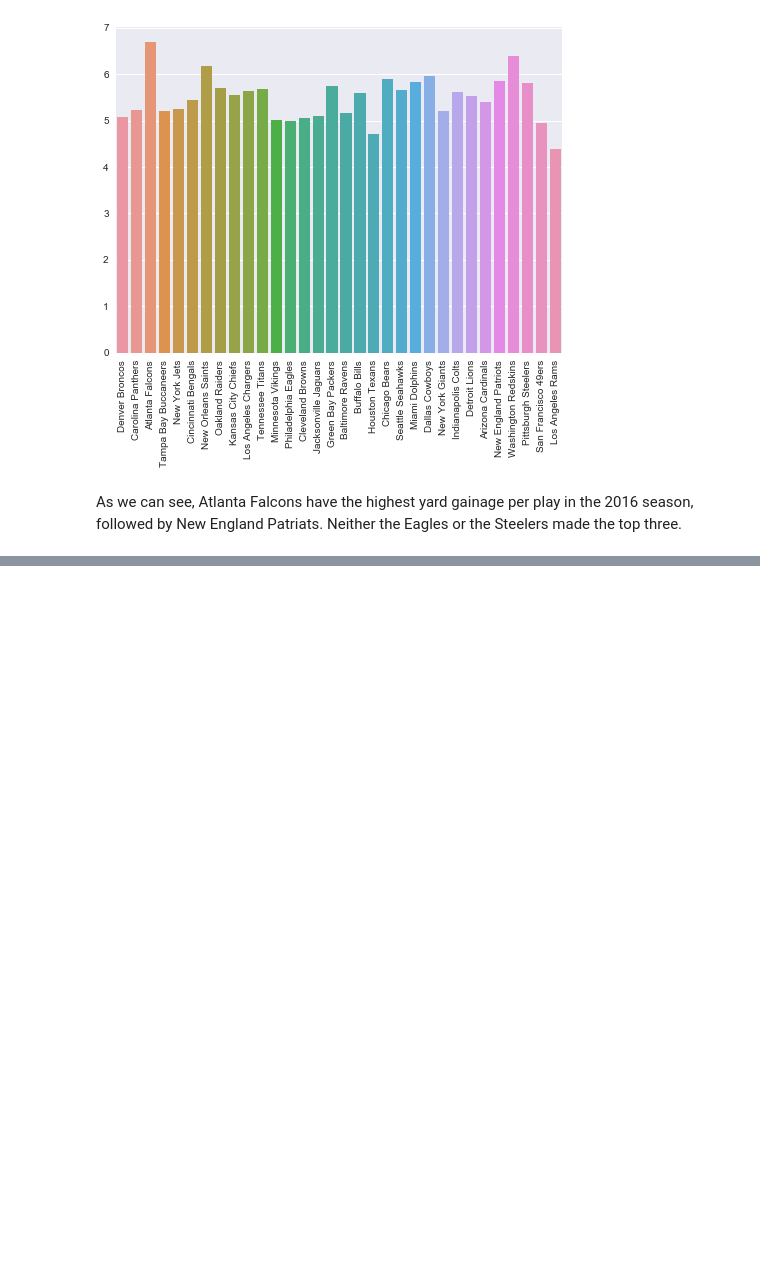
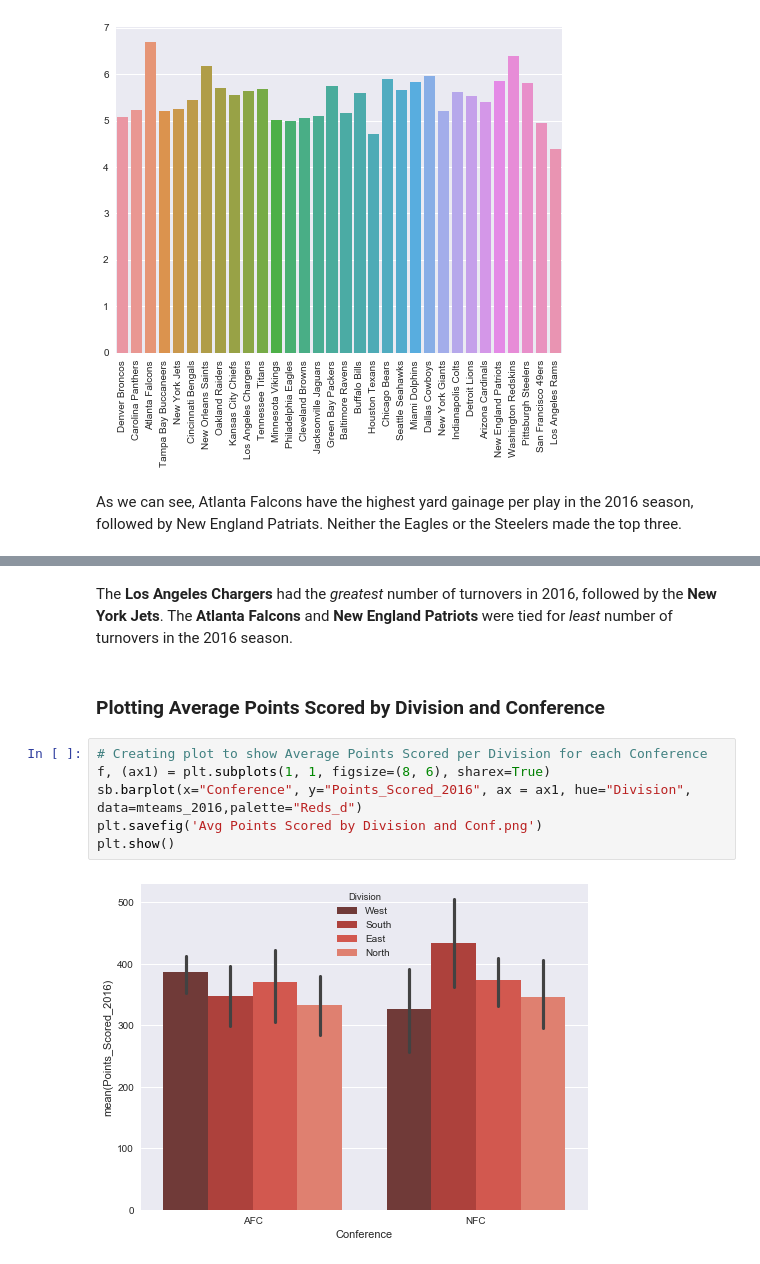
Before and after one commit to fairfield-university-is510-fall2017/final-project-the-first-order, a Jupyter notebook: Analysis.ipynb, the cells around one changed output, grey strips where cells are left out. Drawn from its saved outputs; the diff is of its cells as text; blank space fills up the shorter version.

```diff
--- a/Analysis.ipynb
+++ b/Analysis.ipynb
@@ -196,0 +213,12 @@ As we can see, Atlanta Falcons have the highest yard gainage per play in the 201
+# %% [markdown]
+The **Los Angeles Chargers** had the *greatest* number of turnovers in 2016, followed by the **New York Jets**. The **Atlanta Falcons** and **New England Patriots** were tied for *least* number of turnovers in the 2016 season.
+# %% [markdown]
+### Plotting Average Points Scored by Division and Conference
+# %%
+# Creating plot to show Average Points Scored per Division for each Conference
+f, (ax1) = plt.subplots(1, 1, figsize=(8, 6), sharex=True)
+sb.barplot(x="Conference", y="Points_Scored_2016", ax = ax1, hue="Division", data=mteams_2016,palette="Reds_d")
+plt.savefig('Avg Points Scored by Division and Conf.png')
+plt.show()
+# %% [output]
+[figure, added]
```
Also changed, not shown: parts of 14 cells of this notebook, 6 other files.
